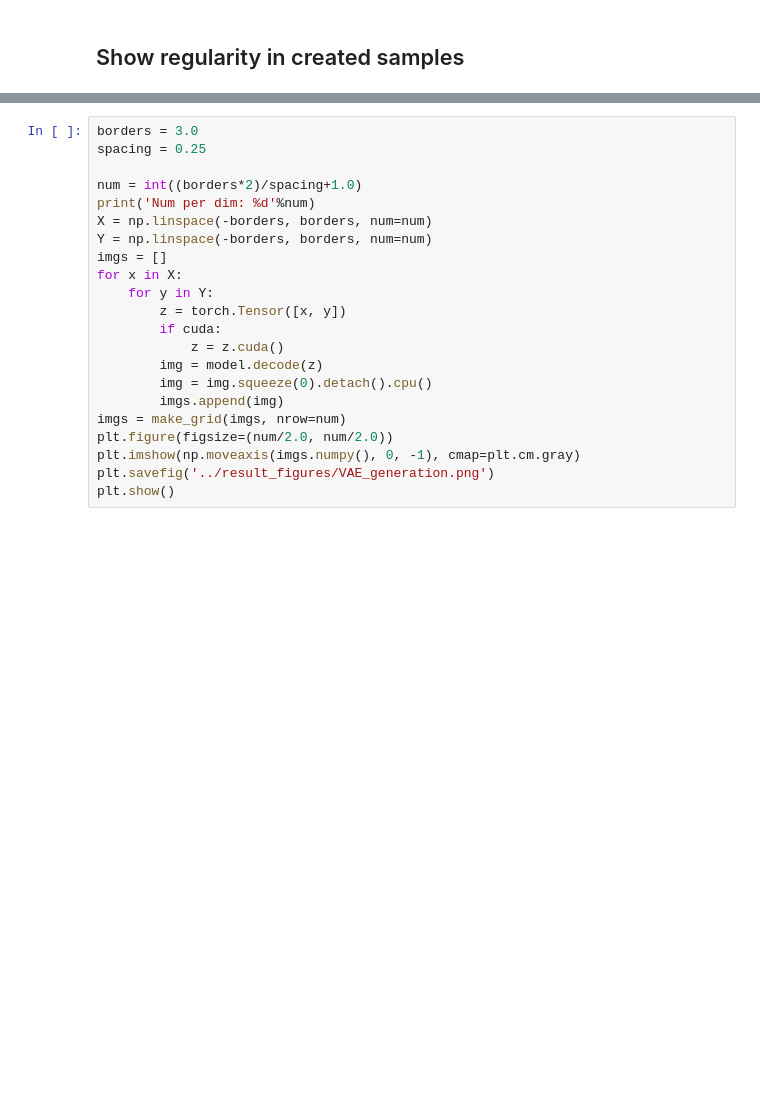
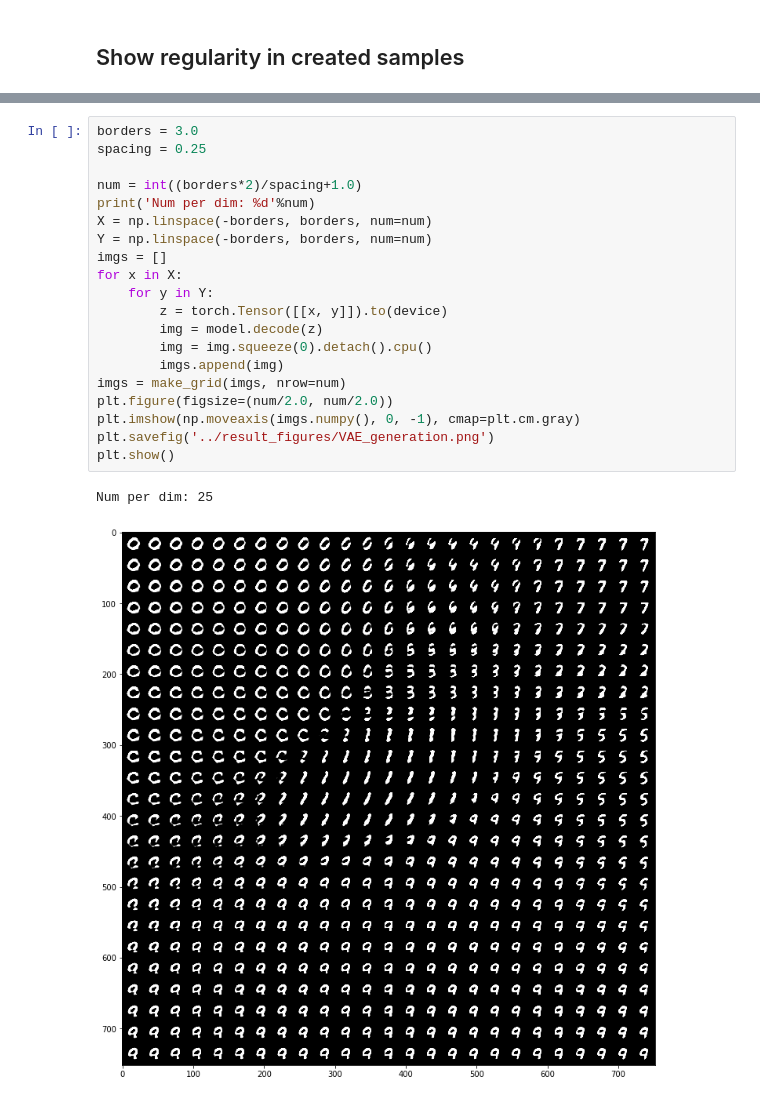
Before and after one commit to a1302z/GenerativeModels, a Jupyter notebook: eval_tools/VAE.ipynb, the cells around one changed output, grey strips where cells are left out. Drawn from its saved outputs; the diff is of its cells as text; blank space fills up the shorter version.

```diff
--- a/eval_tools/VAE.ipynb
+++ b/eval_tools/VAE.ipynb
@@ -94,22 +111,23 @@ wdg.interact(plot_img, x=wdg.FloatSlider(min=-borders, max=borders, step=0.1),y=
 # %%
 borders = 3.0
 spacing = 0.25
 
 num = int((borders*2)/spacing+1.0)
 print('Num per dim: %d'%num)
 X = np.linspace(-borders, borders, num=num)
 Y = np.linspace(-borders, borders, num=num)
 imgs = []
 for x in X:
     for y in Y:
-        z = torch.Tensor([x, y])
-        if cuda:
-            z = z.cuda()
+        z = torch.Tensor([[x, y]]).to(device)
         img = model.decode(z)
         img = img.squeeze(0).detach().cpu()
         imgs.append(img)
 imgs = make_grid(imgs, nrow=num)
 plt.figure(figsize=(num/2.0, num/2.0))
 plt.imshow(np.moveaxis(imgs.numpy(), 0, -1), cmap=plt.cm.gray)
 plt.savefig('../result_figures/VAE_generation.png')
 plt.show()
+# %% [output]
+Num per dim: 25
+[figure, added]
```
Also changed, not shown: parts of 10 cells of this notebook, 23 other files.
